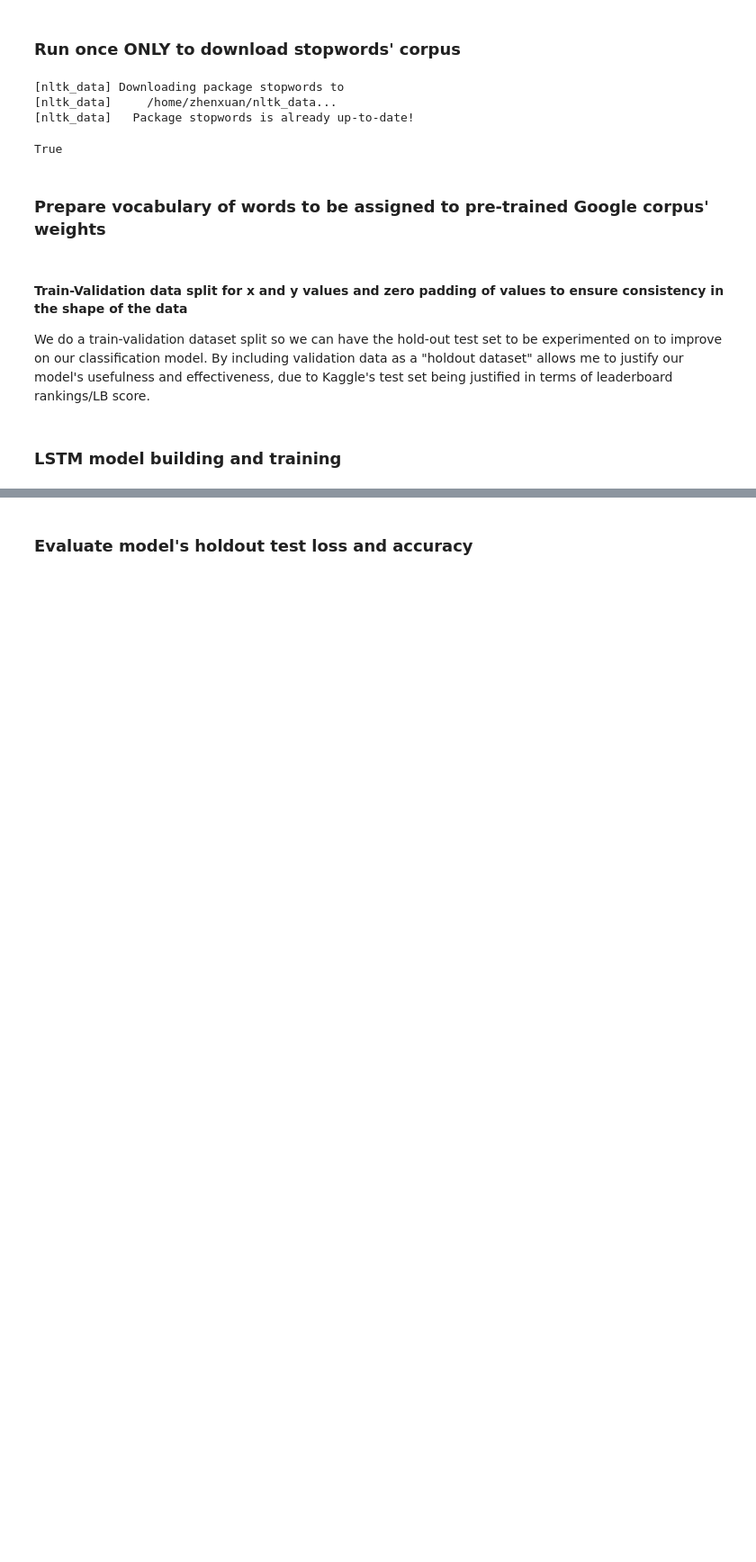
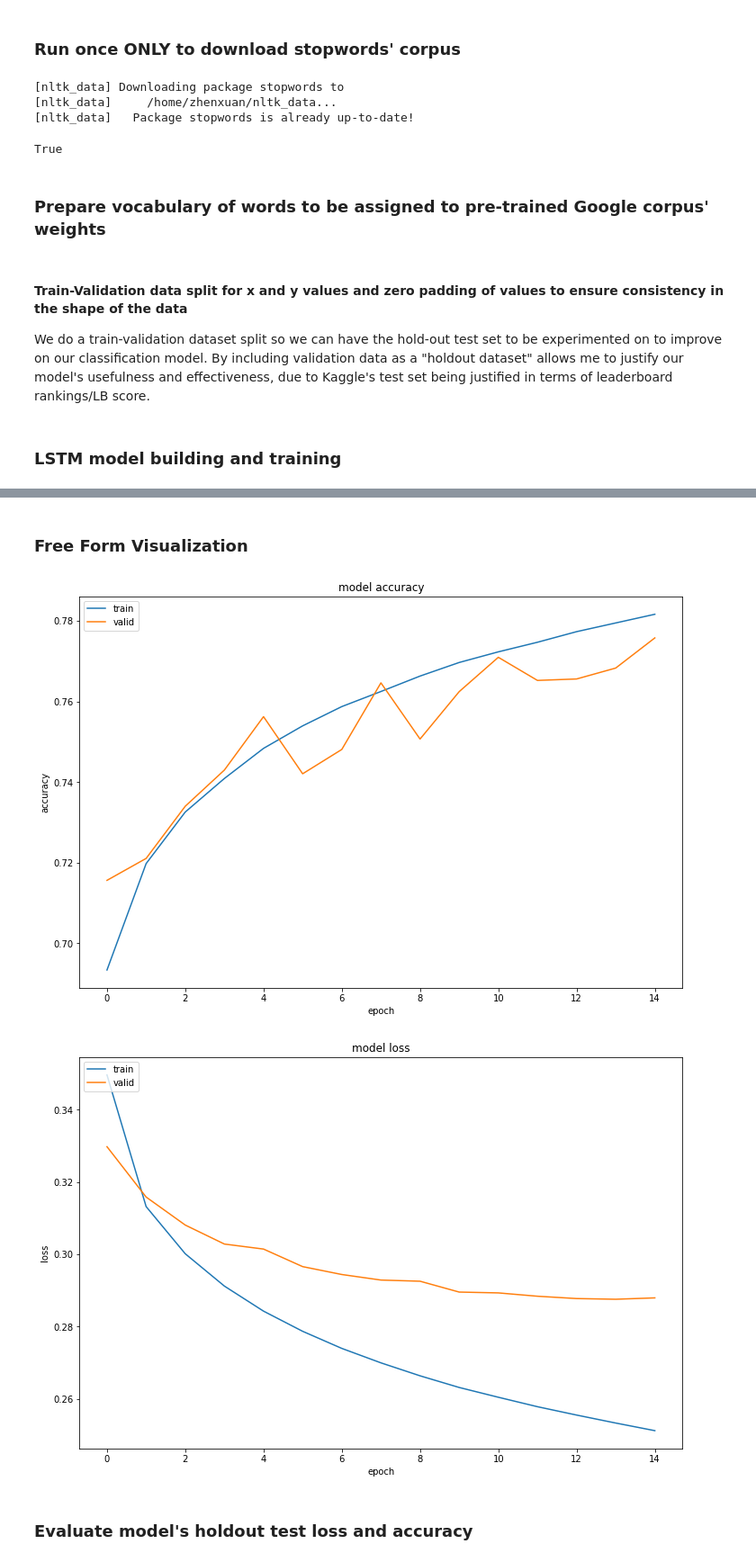
Before and after one commit to BenMosbah/ProjetINF_P2, a Jupyter notebook: Quora Question Pairs.ipynb, the cells around one changed output, grey strips where cells are left out. Shown at 90% size. Cells and saved outputs as stored; diff of their text form; code cells hidden in the pictures; blank space fills up the shorter version.

```diff
--- a/Quora Question Pairs.ipynb
+++ b/Quora Question Pairs.ipynb
@@ -428,7 +448,7 @@ def exponent_neg_manhattan_distance(left, right):
 # Model hyperparameters
 hidden_layer_nodes = 50
 batch_size = 128
-epochs = 10
+epochs = 15
 
 # declare left and right inputs
 left_input = Input(shape=(max_seq_length,), dtype='int32')
@@ -488,3 +508,28 @@ Epoch 10/10
+# %% [markdown]
+### Free Form Visualization
+# %%
+# summarize history for accuracy
+plt.figure(figsize=(12,8))
+plt.plot(model_trained.history['acc'])
+plt.plot(model_trained.history['val_acc'])
+plt.title('model accuracy')
+plt.ylabel('accuracy')
+plt.xlabel('epoch')
+plt.legend(['train', 'valid'], loc='upper left')
+plt.show()
+
+# summarize history for loss
+plt.figure(figsize=(12,8))
+plt.plot(model_trained.history['loss'])
+plt.plot(model_trained.history['val_loss'])
+plt.title('model loss')
+plt.ylabel('loss')
+plt.xlabel('epoch')
+plt.legend(['train', 'valid'], loc='upper left')
+plt.show()
+# %% [output]
+[figure, added]
+[figure, added]
 # %% [markdown]
 ### Evaluate model's holdout test loss and accuracy
 # %%
```
Also changed, not shown: parts of 6 cells of this notebook, 1 other file.
